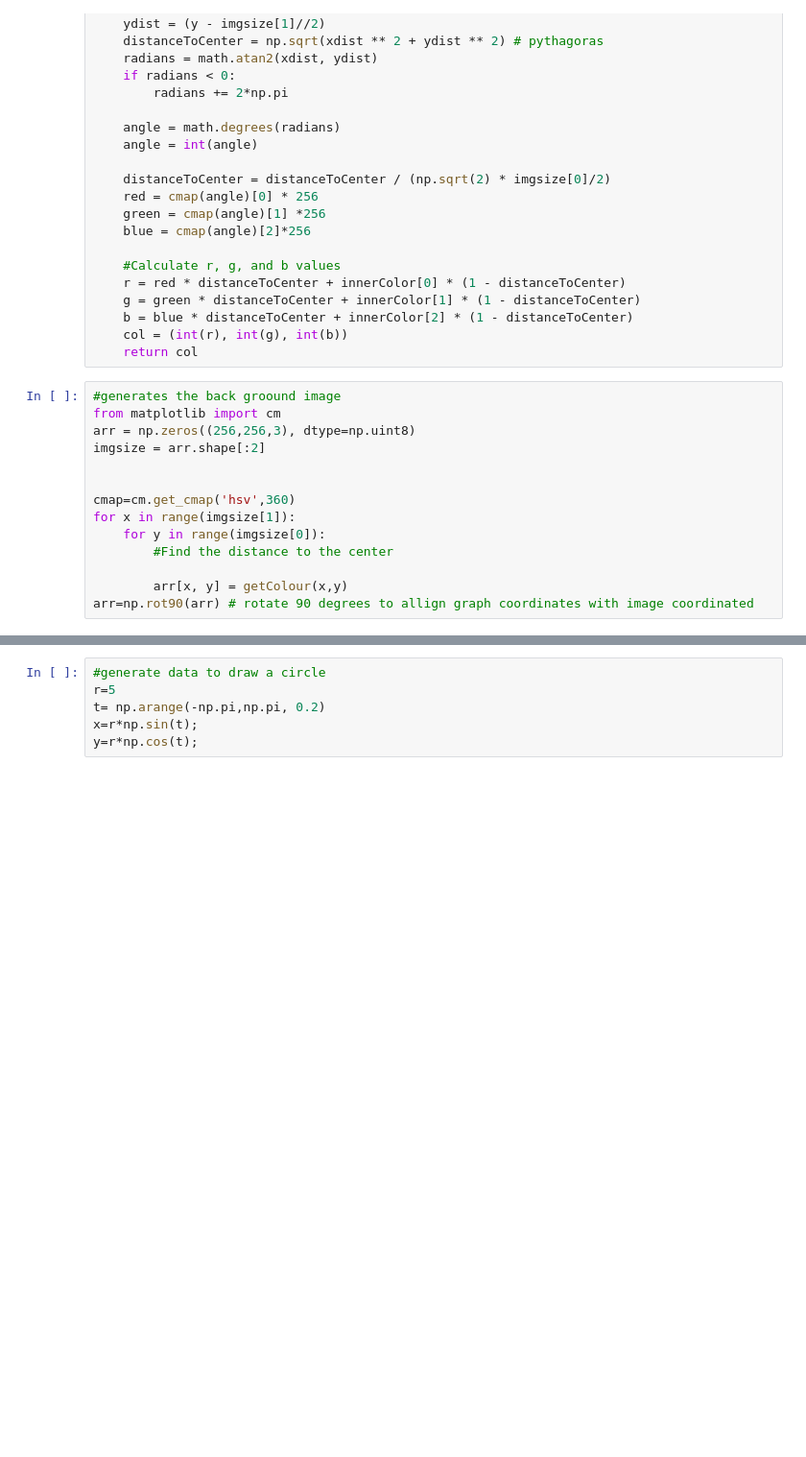
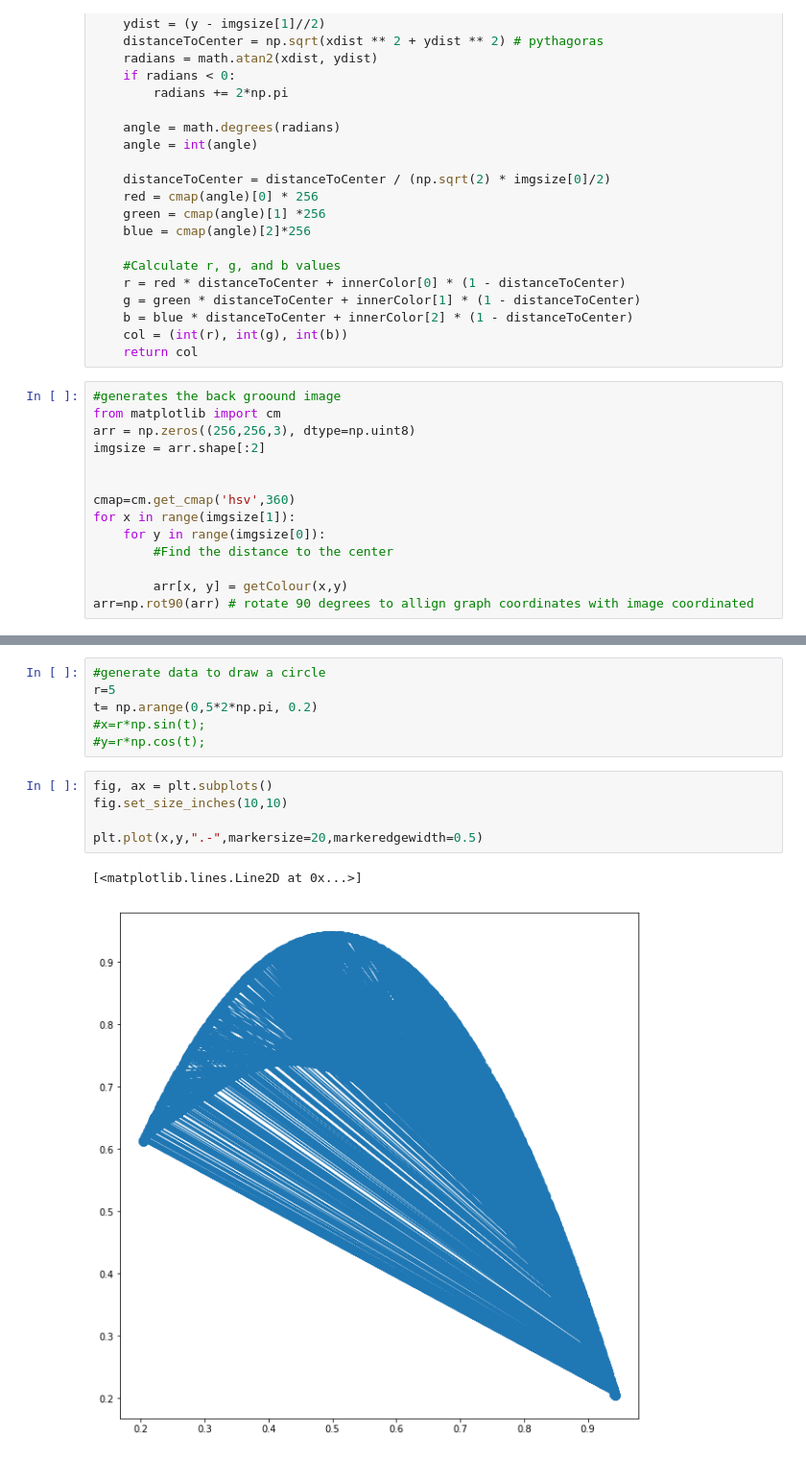
Before and after one commit to PhillipSmithNZ/ColourDomainLikeGraph, a Jupyter notebook: Weird_Little_Graph.ipynb, the cells around one changed output, grey strips where cells are left out. Shown at 96% size. Drawn from its saved outputs; the diff is of its cells as text; blank space fills up the shorter version.

```diff
--- a/Weird_Little_Graph.ipynb
+++ b/Weird_Little_Graph.ipynb
@@ -49,8 +78,16 @@ arr=np.rot90(arr) # rotate 90 degrees to allign graph coordinates with image coo
 # %%
 #generate data to draw a circle
 r=5
-t= np.arange(-np.pi,np.pi, 0.2)
-x=r*np.sin(t);
-y=r*np.cos(t);
+t= np.arange(0,5*2*np.pi, 0.2)
+#x=r*np.sin(t);
+#y=r*np.cos(t);
+# %%
+fig, ax = plt.subplots()
+fig.set_size_inches(10,10)
+
+plt.plot(x,y,".-",markersize=20,markeredgewidth=0.5)
+# %% [output]
+[<matplotlib.lines.Line2D at 0x...>]
+[figure, added]
 # %%
 
```
Also changed, not shown: parts of 2 cells of this notebook.
